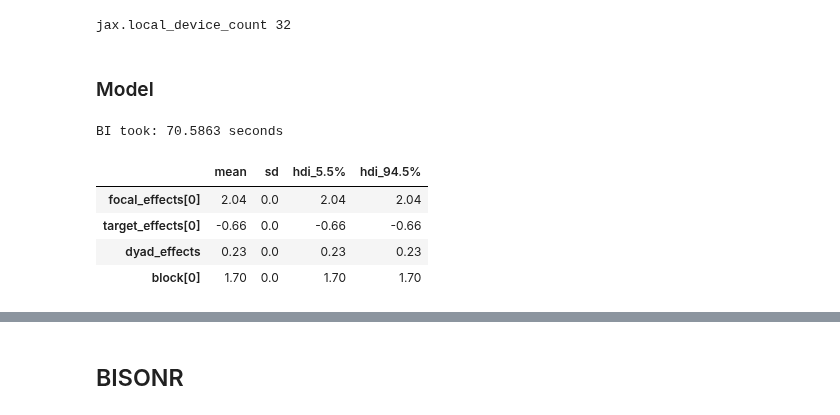
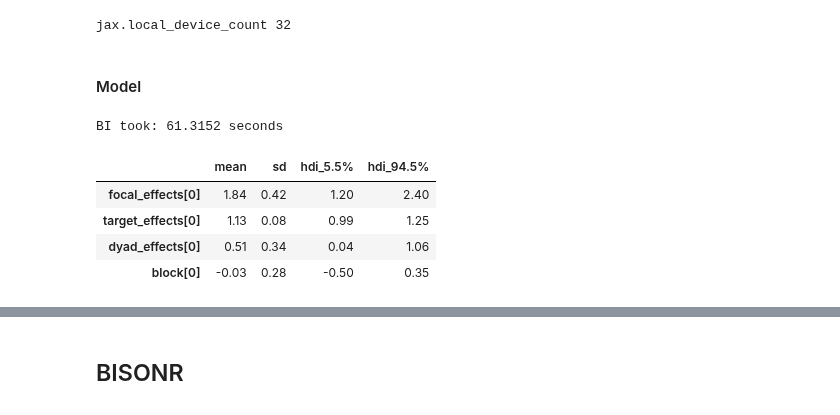
Before and after one commit to BGN-for-ASNA/BI, a Jupyter notebook: bi/Network simulation.ipynb, the cells around one changed output, grey strips where cells are left out. Saved outputs shown, nothing was run; the diff lists cells and outputs as text; code cells hidden in the pictures.

Commit message:
Updated html pages and working on block model

```diff
--- a/bi/Network simulation.ipynb
+++ b/bi/Network simulation.ipynb
@@ -489,64 +493,63 @@ exposure = data['exposure'].reshape(data['N_id'][0],data['N_id'][0]).T
 # %% [output]
 jax.local_device_count 32
 # %% [markdown]
-### Model
+#### Model
 # %%
 # Building model and sampling it ------------------
 ids = jnp.arange(0,data['N_id'][0])
 idx = bi.net.vec_node_to_edgle(jnp.stack([ids, ids], axis = -1))
-d_s, d_r = bi.net.prerpare_dyadic_effect(kinship)
+
 @jit
 def logit(x):
     return jnp.log(x / (1 - x))
 
-def model(idx, result_outcomes,d_s, d_r, focal_individual_predictors, target_individual_predictors, exposure):
+def model2(idx, result_outcomes, kinship, focal_individual_predictors, target_individual_predictors):
     N_id = ids.shape[0]
 
     # Block ---------------------------------------
     B = bi.dist.normal(logit(0.1/jnp.sqrt(N_id)), 2.5, shape=(1,), name = 'block')
 
     ## SR ---------------------------------------
     sr_terms, focal_effects, target_effects = bi.net.nodes_terms(focal_individual_predictors, target_individual_predictors)
     sr_rf, sr_raw, sr_sigma, sr_L = bi.net.nodes_random_effects(sr_terms.shape[0], cholesky_density = 2)
 
     sender = sr_terms[idx[:,0],0] + sr_terms[idx[:,1],1] + sr_rf[idx[:,0],0]
     receiver =  sr_terms[idx[:,1],0] + sr_terms[idx[:,0],1] + sr_rf[idx[:,1],1]
     sender_receiver = jnp.stack([sender, receiver], axis = 1)
 
     # Dyadic--------------------------------------
-    dr_terms, dyad_effects = bi.net.dyadic_terms(d_s, d_r)
-    rf, dr_raw, dr_sigma, dr_L = bi.net.dyadic_random_effects(dr_terms.shape[0], cholesky_density = 2)
+    dr_terms, dyad_effects = bi.net.dyadic_terms(kinship[:,0], kinship[:,1])
+    rf, dr_raw, dr_sigma, dr_L = bi.net.dyadic_random_effects(idx.shape[0], cholesky_density = 2)
 
-    #dr = dr_terms + rf
-    drs = dr_terms[:,0] + dr_terms[:,1] + rf[:,0]
-    drr =  dr_terms[:,0] + dr_terms[:,1] + rf[:,1]
-    dr = jnp.stack([drs, drr], axis = 1)
+    dr = dr_terms + rf
+    #drs = dr_terms[:,0]  + rf[:,0]
+    #drr =  dr_terms[:,1] + rf[:,1]
+    #dr = jnp.stack([drs, drr], axis = 1)
 
-    lk('Y', Poisson(jnp.exp(B[0] + sender_receiver + dr)), obs=result_outcomes)
+    lk('Y', Poisson(jnp.exp(B[0] + sender_receiver + dr )), obs=result_outcomes)
 
 m.data_on_model = dict(
     idx = idx,
     result_outcomes = bi.net.mat_to_edgl(data['outcomes']),
-    d_s = d_s, d_r = d_r,
+    kinship = bi.net.mat_to_edgl(kinship),
     focal_individual_predictors = data['individual_predictors'],
-    target_individual_predictors = data['individual_predictors'],
-    exposure = bi.net.mat_to_edgl(exposure)
+    target_individual_predictors = data['individual_predictors']
 )
 
-m.run(model)
+m.run(model2)
 summary = m.summary()
-summary.loc[['focal_effects[0]', 'target_effects[0]', 'dyad_effects', 'block[0]']]
+summary.loc[['focal_effects[0]', 'target_effects[0]', 'dyad_effects[0]', 'block[0]']]
 # focal_effects = 1.9,
 # target_effects =  1.3
 # dr_effects = 1.2, 1.7, -2.2
 # block =  -4
 # %% [output]
-BI took: 70.5863 seconds
+BI took: 61.3152 seconds
 |  | mean | sd | hdi_5.5% | hdi_94.5% |
-| focal_effects[0] | 2.04 | 0.0 | 2.04 | 2.04 |
-| target_effects[0] | -0.66 | 0.0 | -0.66 | -0.66 |
-| dyad_effects | 0.23 | 0.0 | 0.23 | 0.23 |
-| block[0] | 1.70 | 0.0 | 1.70 | 1.70 |
+| focal_effects[0] | 1.84 | 0.42 | 1.20 | 2.40 |
+| target_effects[0] | 1.13 | 0.08 | 0.99 | 1.25 |
+| dyad_effects[0] | 0.51 | 0.34 | 0.04 | 1.06 |
+| block[0] | -0.03 | 0.28 | -0.50 | 0.35 |
 # %%
 %%R
 getwd()
```
Also changed, not shown: parts of 19 cells of this notebook, 7 other files.
